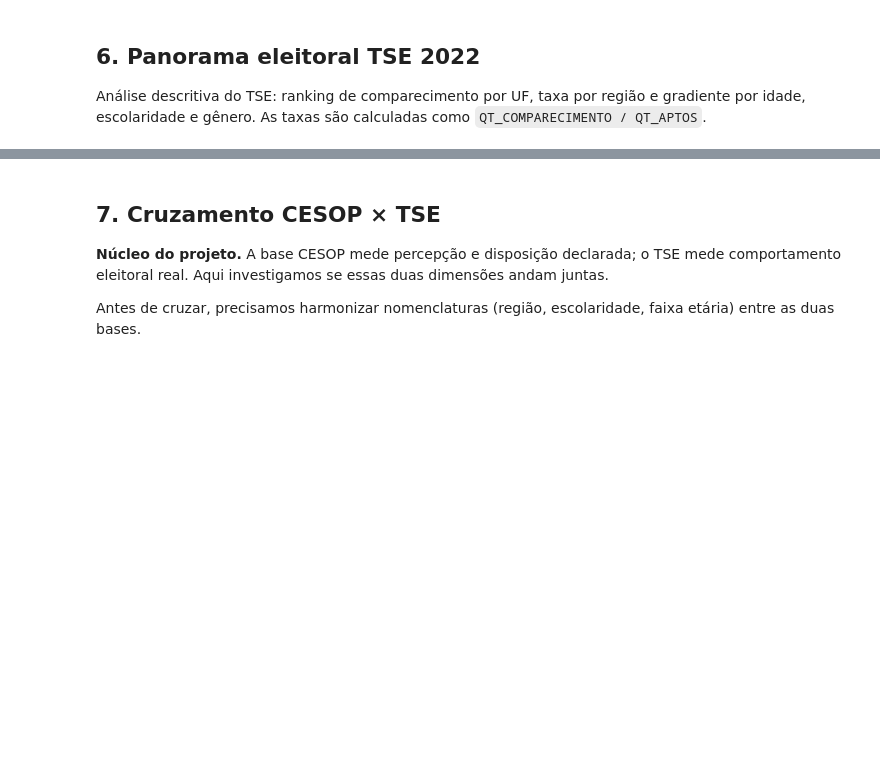
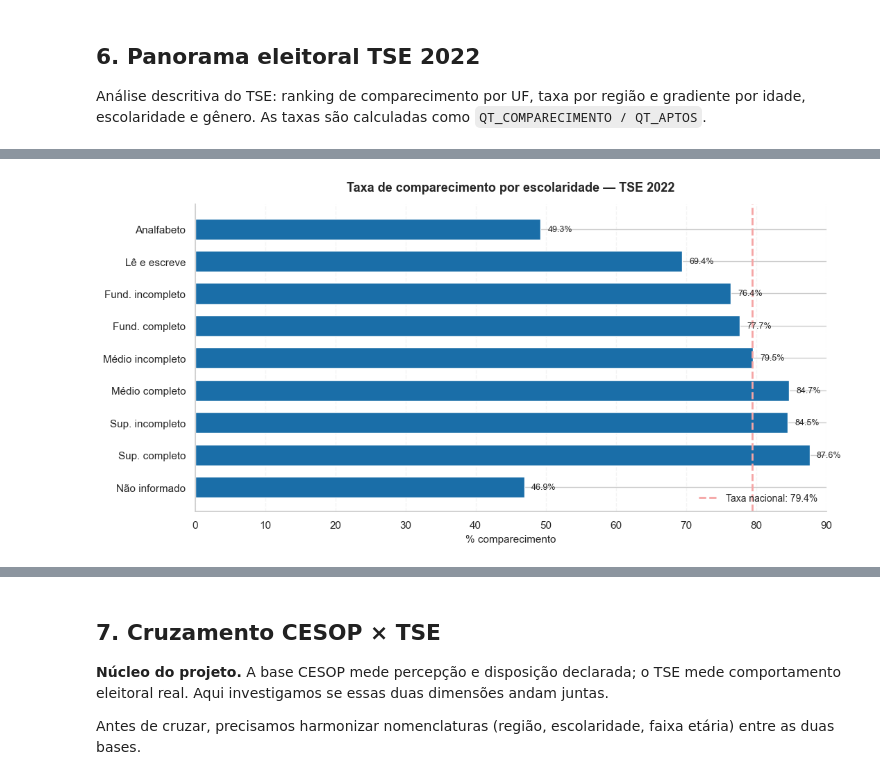
Before and after one commit to edfeherr/projeto-eda-democracia, a Jupyter notebook: notebooks/02_analises_exploratorias.ipynb, the cells around one changed output, grey strips where cells are left out. Saved outputs shown, nothing was run; the diff lists cells and outputs as text; code cells hidden in the pictures; blank space fills up the shorter version.

```diff
--- a/notebooks/02_analises_exploratorias.ipynb
+++ b/notebooks/02_analises_exploratorias.ipynb
@@ -2217,27 +1965,54 @@ plt.show()
 # %%
 # === Taxa de comparecimento por escolaridade ===
-ordem = ["ANALFABETO", "LE E ESCREVE", "ENSINO FUNDAMENTAL INCOMPLETO", "ENSINO FUNDAMENTAL COMPLETO",
-         "ENSINO MEDIO INCOMPLETO", "ENSINO MEDIO COMPLETO", "SUPERIOR INCOMPLETO", "SUPERIOR COMPLETO"]
+# Ordem lógica de escolaridade
+ordem = [
+    "ANALFABETO",
+    "LÊ E ESCREVE",
+    "ENSINO FUNDAMENTAL INCOMPLETO",
+    "ENSINO FUNDAMENTAL COMPLETO",
+    "ENSINO MÉDIO INCOMPLETO",
+    "ENSINO MÉDIO COMPLETO",
+    "SUPERIOR INCOMPLETO",
+    "SUPERIOR COMPLETO",
+    "NÃO INFORMADO"
+]
+
 df_e = df_tse_perfil.groupby("DS_GRAU_ESCOLARIDADE").agg(QT_APTOS=("QT_APTOS", "sum"), QT_COMPARECIMENTO=("QT_COMPARECIMENTO", "sum"))
 df_e["TAXA"] = df_e["QT_COMPARECIMENTO"] / df_e["QT_APTOS"] * 100
-df_e = df_e.reindex([e for e in ordem if e in df_e.index]).reset_index()
-labels = {"ANALFABETO": "Analfabeto", "LE E ESCREVE": "Le e escreve", "ENSINO FUNDAMENTAL INCOMPLETO": "Fund. incompleto",
-          "ENSINO FUNDAMENTAL COMPLETO": "Fund. completo", "ENSINO MEDIO INCOMPLETO": "Medio incompleto",
-          "ENSINO MEDIO COMPLETO": "Medio completo", "SUPERIOR INCOMPLETO": "Sup. incompleto", "SUPERIOR COMPLETO": "Sup. completo"}
-df_e["LABEL"] = df_e["DS_GRAU_ESCOLARIDADE"].map(labels)
-taxa_nat_e = (df_e["QT_COMPARECIMENTO"].sum() / df_e["QT_APTOS"].sum()) * 100
+# Usar TODAS as categorias presentes no dataframe, mantendo ordem lógica
+categorias_presentes = [e for e in ordem if e in df_e.index]
+categorias_faltantes = [e for e in df_e.index if e not in ordem]
+df_e = df_e.reindex(categorias_presentes + categorias_faltantes).reset_index()
+
+labels = {
+    "ANALFABETO": "Analfabeto",
+    "LÊ E ESCREVE": "Lê e escreve",
+    "ENSINO FUNDAMENTAL INCOMPLETO": "Fund. incompleto",
+    "ENSINO FUNDAMENTAL COMPLETO": "Fund. completo",
+    "ENSINO MÉDIO INCOMPLETO": "Médio incompleto",
+    "ENSINO MÉDIO COMPLETO": "Médio completo",
+    "SUPERIOR INCOMPLETO": "Sup. incompleto",
+    "SUPERIOR COMPLETO": "Sup. completo",
+    "NÃO INFORMADO": "Não informado"
+}
+
+# Para categorias não listadas, usar abreviação automática
+df_e["LABEL"] = df_e["DS_GRAU_ESCOLARIDADE"].apply(lambda x: labels.get(x, x[:30]))
+# taxa_nat_e = (df_e["QT_COMPARECIMENTO"].sum() / df_e["QT_APTOS"].sum()) * 100
 fig, ax = plt.subplots(figsize=(11, 6))
-bars = ax.barh(df_e["LABEL"], df_e["TAXA"], color="#1b9e77", height=0.65)
-ax.axvline(taxa_nat_e, color="#666666", linestyle="--", linewidth=2, label=f"Taxa nacional: {taxa_nat_e:.1f}%")
+bars = ax.barh(df_e["LABEL"], df_e["TAXA"], color="#1a6ea8", height=0.65)
+ax.axvline(comp_pct, color="#F5A5A5", linestyle="--", linewidth=2, label=f"Taxa nacional: {comp_pct:.1f}%")
 ax.set_title("Taxa de comparecimento por escolaridade — TSE 2022", pad=14)
 ax.set_xlabel("% comparecimento")
 ax.set_xlim(0, 90)
 ax.invert_yaxis()
 ax.grid(axis="x", alpha=0.2, linestyle="--")
 ax.spines["top"].set_visible(False)
 ax.spines["right"].set_visible(False)
 ax.legend(loc="lower right", fontsize=10, frameon=False)
 for bar, pct in zip(bars, df_e["TAXA"]):
     ax.text(pct + 1, bar.get_y() + bar.get_height() / 2, f"{pct:.1f}%", va="center", fontsize=9)
 plt.tight_layout(rect=[0, 0.07, 1, 1])
 plt.show()
+# %% [output]
+[figure, added]
```
Also changed, not shown: parts of 29 cells of this notebook.
